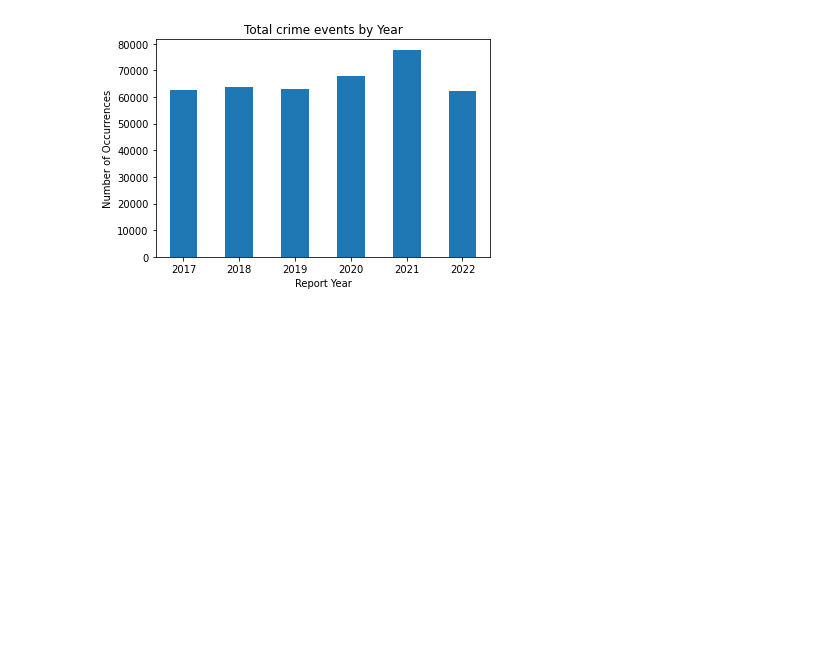
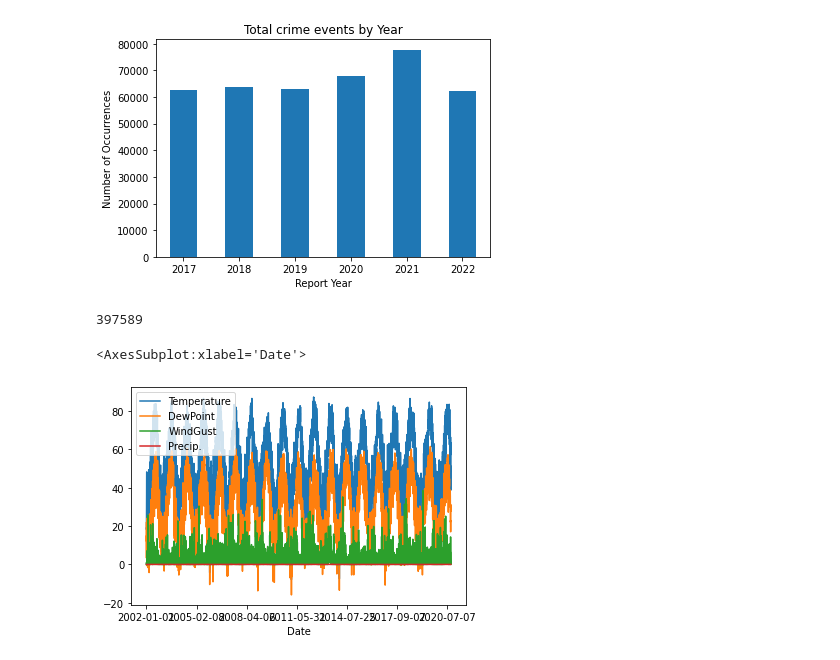
Before and after one commit to laurenawilk/CSCI4502, a Jupyter notebook: dataminingsemesterproject.ipynb, the cells around one changed output. Saved outputs shown, nothing was run; the diff lists cells and outputs as text; code cells hidden in the pictures; blank space fills up the shorter version.

Commit message:
updated Denver with weather

```diff
--- a/dataminingsemesterproject.ipynb
+++ b/dataminingsemesterproject.ipynb
@@ -239,3 +239,7 @@ plt.xticks(rotation=0)
 plt.show()
 # %% [output]
 [figure]
+# %%
+crimeDF.shape[0]
+# %% [output]
+397589
@@ -241,0 +250,7 @@ plt.show()
+# %%
+avgtemp = weatherDF.groupby([weatherDF['Date']]).mean()
+# %%
+avgtemp.plot()
+# %% [output]
+<AxesSubplot:xlabel='Date'>
+[figure, added]
```
Also changed, not shown: parts of 2 cells of this notebook.
